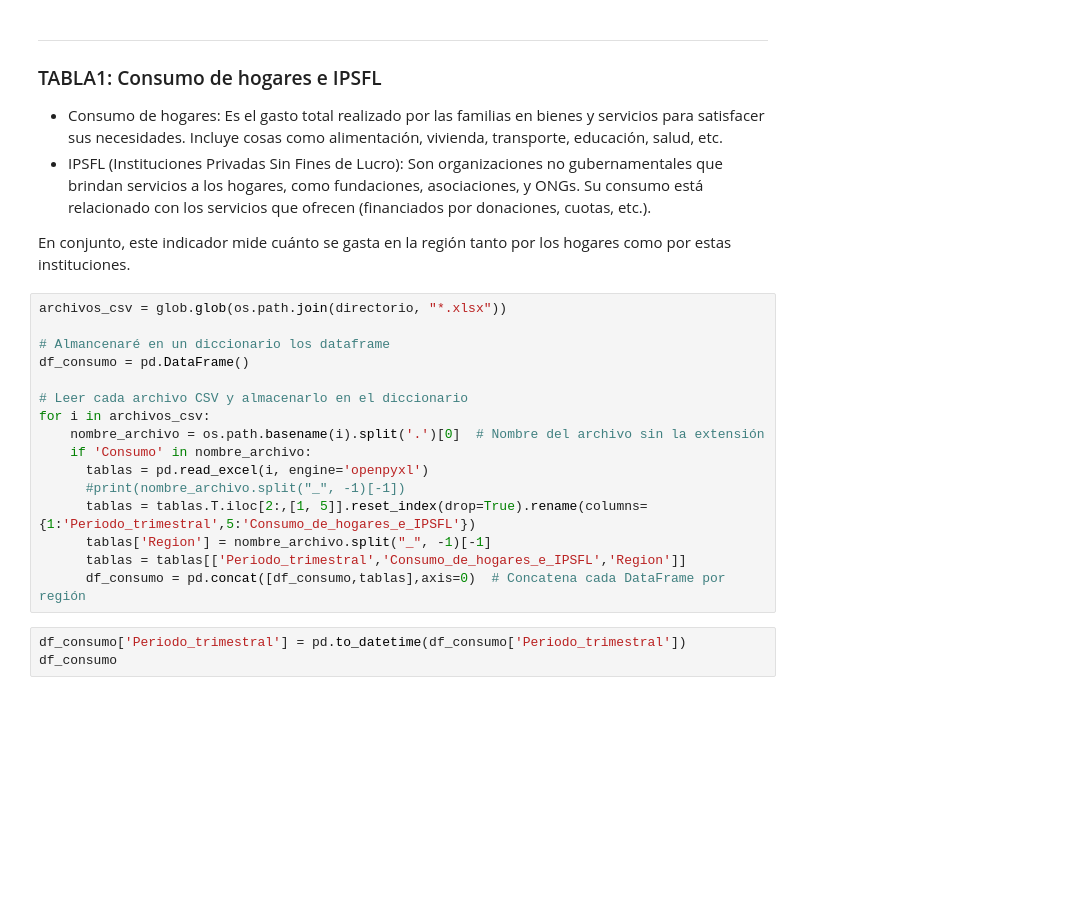
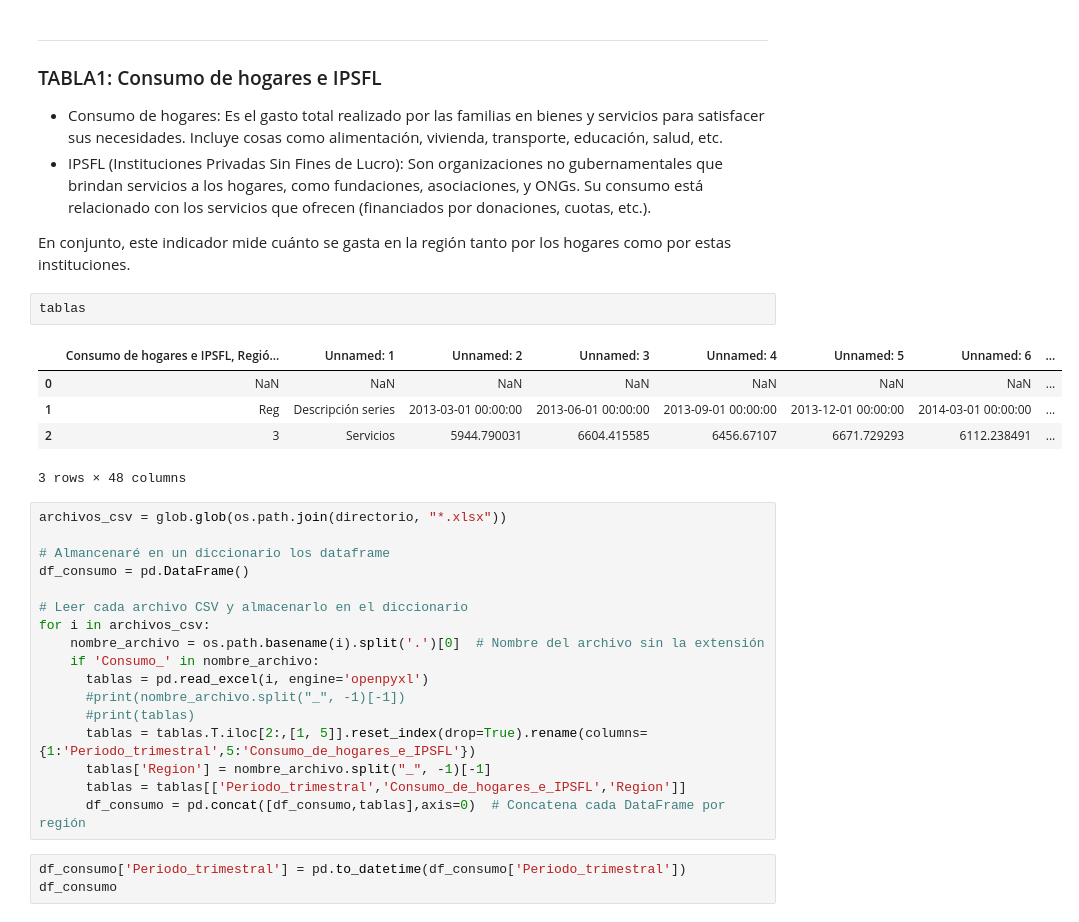
Before and after one commit to josegdotcom/imt2200-actividad-2024, a Jupyter notebook: datos de economia/Creación_Base_economía_banco_Central.ipynb, the cells around one changed output. Cells and saved outputs as stored; diff of their text form; blank space fills up the shorter version.

```diff
--- a/datos de economia/Creación_Base_economía_banco_Central.ipynb
+++ b/datos de economia/Creación_Base_economía_banco_Central.ipynb
@@ -35,6 +55,14 @@ servicios para satisfacer sus necesidades. Incluye cosas como alimentación, viv
 * IPSFL (Instituciones Privadas Sin Fines de Lucro): Son organizaciones no gubernamentales que brindan servicios a los hogares, como fundaciones, asociaciones, y ONGs. Su consumo está relacionado con los servicios que ofrecen (financiados por donaciones, cuotas, etc.).
 
 En conjunto, este indicador mide cuánto se gasta en la región tanto por los hogares como por estas instituciones.
+# %%
+tablas
+# %% [output]
+|  | Consumo de hogares e IPSFL, Regió... | Unnamed: 1 | Unnamed: 2 | Unnamed: 3 | Unnamed: 4 | Unnamed: 5 | Unnamed: 6 | ... |
+| 0 | NaN | NaN | NaN | NaN | NaN | NaN | NaN | ... |
+| 1 | Reg | Descripción series | 2013-03-01 00:00:00 | 2013-06-01 00:00:00 | 2013-09-01 00:00:00 | 2013-12-01 00:00:00 | 2014-03-01 00:00:00 | ... |
+| 2 | 3 | Servicios | 5944.790031 | 6604.415585 | 6456.67107 | 6671.729293 | 6112.238491 | ... |
+3 rows × 48 columns
 # %%
 archivos_csv = glob.glob(os.path.join(directorio, "*.xlsx"))
 
@@ -44,9 +72,10 @@ df_consumo = pd.DataFrame()
 # Leer cada archivo CSV y almacenarlo en el diccionario
 for i in archivos_csv:
     nombre_archivo = os.path.basename(i).split('.')[0]  # Nombre del archivo sin la extensión
-    if 'Consumo' in nombre_archivo:
+    if 'Consumo_' in nombre_archivo:
       tablas = pd.read_excel(i, engine='openpyxl')
       #print(nombre_archivo.split("_", -1)[-1])
+      #print(tablas)
       tablas = tablas.T.iloc[2:,[1, 5]].reset_index(drop=True).rename(columns={1:'Periodo_trimestral',5:'Consumo_de_hogares_e_IPSFL'})
       tablas['Region'] = nombre_archivo.split("_", -1)[-1]
       tablas = tablas[['Periodo_trimestral','Consumo_de_hogares_e_IPSFL','Region']]
```
Also changed, not shown: parts of 12 cells of this notebook.
